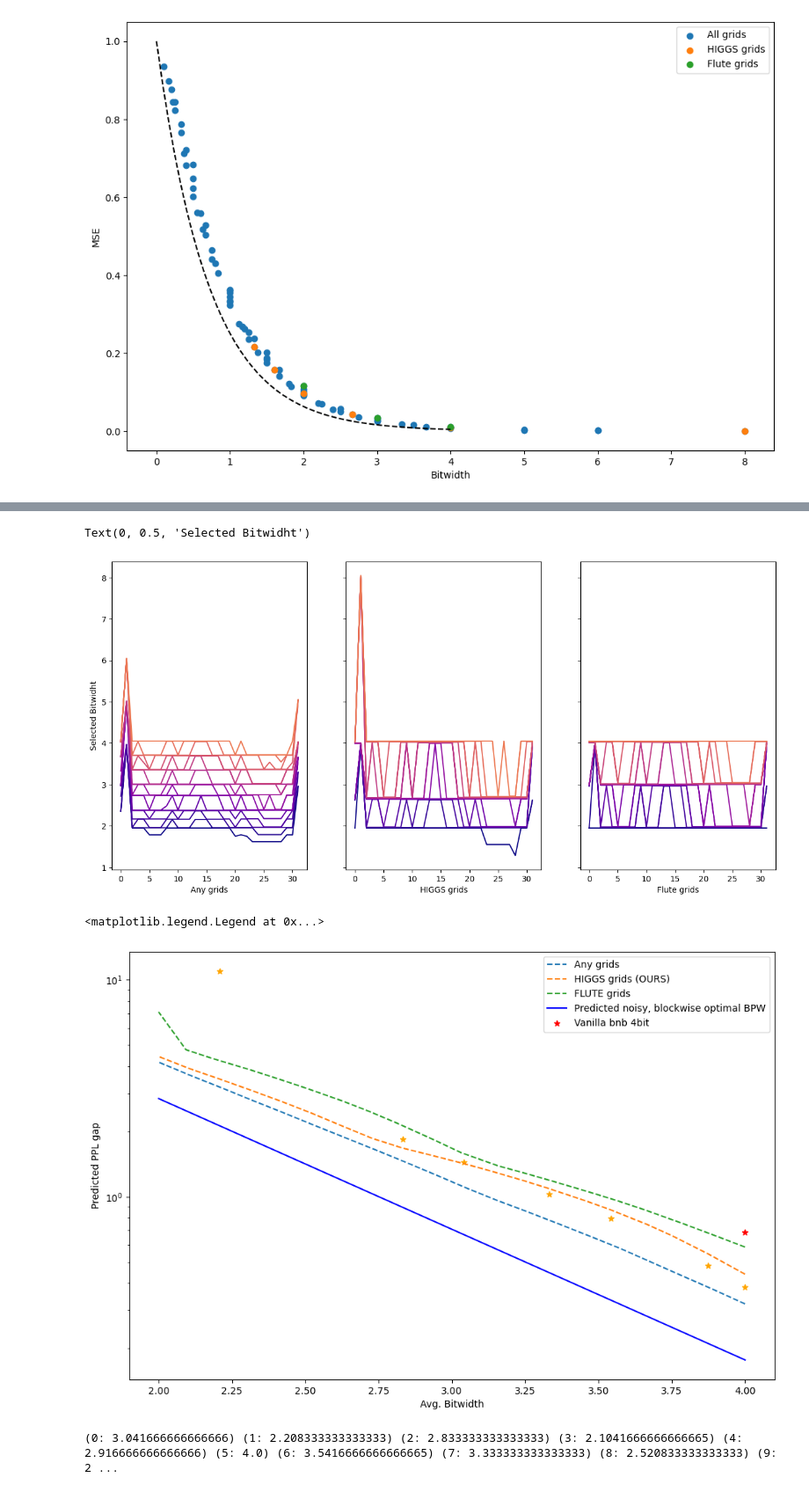
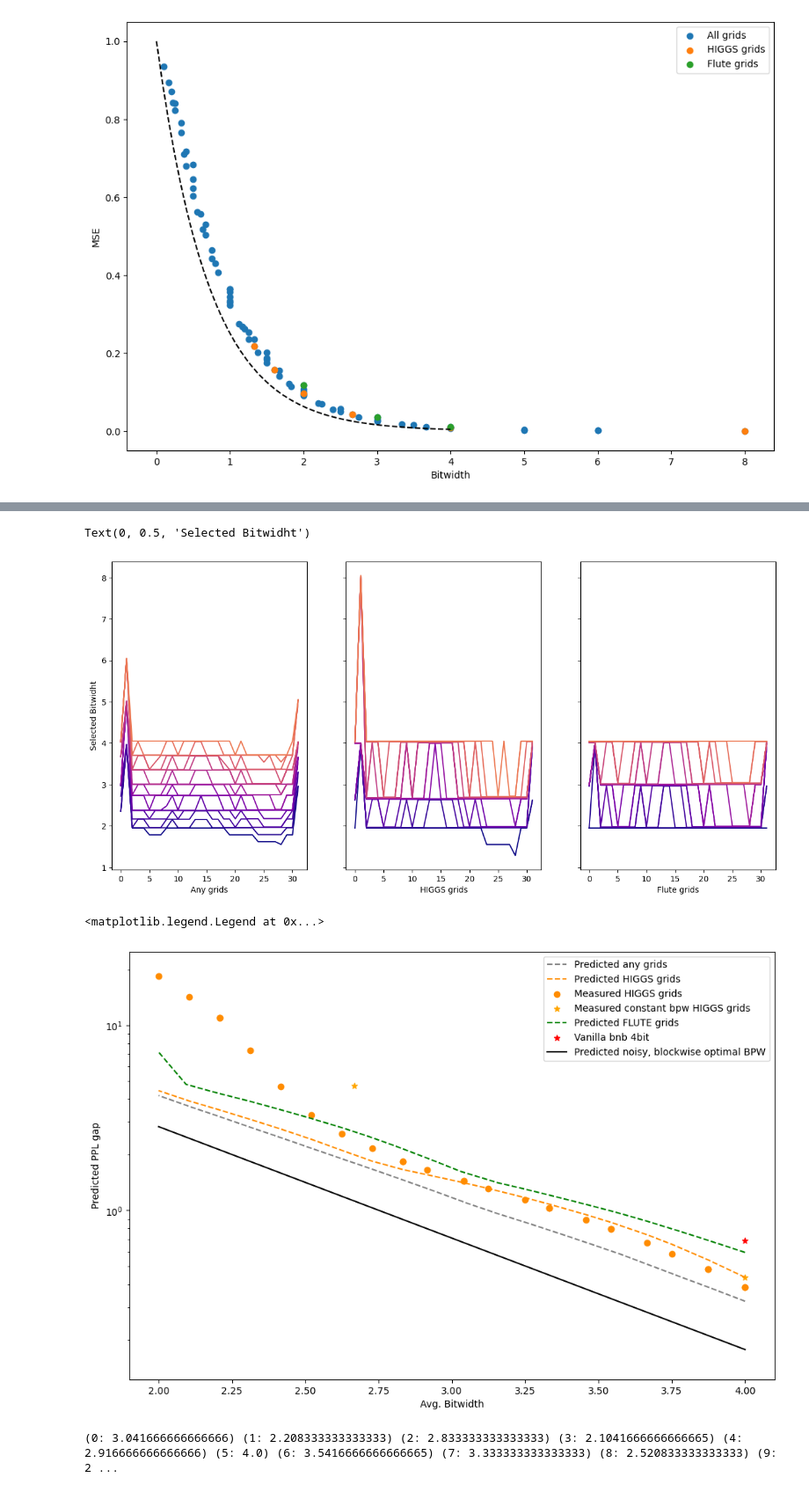
Before and after one commit to galqiwi/linear-layer-compression, a Jupyter notebook: Andrei/gptq/plots.ipynb, the cells around one changed output, grey strips where cells are left out. Shown: that part at 88% size. Cells and saved outputs as stored; diff of their text form; code cells hidden in the pictures.

Commit message:
better plots and new data

```diff
--- a/Andrei/gptq/plots.ipynb
+++ b/Andrei/gptq/plots.ipynb
@@ -385,7 +385,7 @@ from edenn import higgs_quantize_dequantize
 
 @torch.no_grad()
 def eval_grid(edenn_d: int, edenn_n: int):
-    x = torch.empty((2**16, edenn_d), device="cuda").normal_()
+    x = torch.empty((2**18, edenn_d), device="cuda").normal_()
     dequant, entropy = higgs_quantize_dequantize(x, edenn_d, edenn_n)
     mse = (x - dequant).pow(2).mean().item()
     return mse, entropy / edenn_d
@@ -529,4 +529,4 @@ axs[2].set_xlabel("Flute grids")
 axs[0].set_ylabel("Selected Bitwidht")
 # %% [output]
 Text(0, 0.5, 'Selected Bitwidht')
-[figure, old version]
+[figure, new version]
@@ -557,7 +586,7 @@ for indices in any_configurations:
 temp_ppl_gaps = np.asarray(temp_ppl_gaps)
 temp_bitwidths = np.asarray(temp_bitwidths)
 order = np.argsort(temp_ppl_gaps)
-plt.plot(temp_bitwidths[order], temp_ppl_gaps[order], linestyle="--", label=f"Any grids")
+plt.plot(temp_bitwidths[order], temp_ppl_gaps[order], color="gray", linestyle="--", label=f"Predicted any grids")
 
 # HIGGS
 temp_ppl_gaps = []
@@ -579,12 +608,18 @@ for indices in higgs_configurations:
 temp_ppl_gaps = np.asarray(temp_ppl_gaps)
 temp_bitwidths = np.asarray(temp_bitwidths)
 order = np.argsort(temp_ppl_gaps)
-plt.plot(temp_bitwidths[order], temp_ppl_gaps[order], linestyle="--", label=f"HIGGS grids (OURS)")
+plt.plot(temp_bitwidths[order], temp_ppl_gaps[order], linestyle="--", color="darkorange", label=f"Predicted HIGGS grids")
 
 plt.scatter(
-    np.asarray([2.208333333333333, 2.833333333333333, 3.041666666666666, 3.333333333333333, 3.5416666666666665, 3.875, 4.0]),
-    np.asarray([16.57084846496582, 7.450543403625488, 7.049309730529785, 6.638123989105225, 6.400586128234863, 6.08741, 5.99052]) - np.min(rtn_ppls),
-    color="orange", marker="*"
+    higgs_bitwisths,
+    higgs_ppls - np.min(rtn_ppls),
+    color="darkorange", marker="o", label="Measured HIGGS grids"
+)
+
+plt.scatter(
+    [8/4, 8/3, 8/2],
+    np.asarray([300.50626, 10.31264, 6.03953]) - np.min(rtn_ppls),
+    color="orange", marker="*", label="Measured constant bpw HIGGS grids"
 )
 
 # FLUTE
@@ -607,7 +642,7 @@ for indices in flute_configurations:
 temp_ppl_gaps = np.asarray(temp_ppl_gaps)
 temp_bitwidths = np.asarray(temp_bitwidths)
 order = np.argsort(temp_ppl_gaps)
-plt.plot(temp_bitwidths[order], temp_ppl_gaps[order], linestyle="--", label=f"FLUTE grids")
+plt.plot(temp_bitwidths[order], temp_ppl_gaps[order], linestyle="--", color="green", label=f"Predicted FLUTE grids")
 
 # HIGGS+FLUTE
 temp_ppl_gaps = []
@@ -619,49 +654,40 @@ for indices in higgs_flute_configurations:
         np.asarray(indices),
     )
     bitwidht = get_bitwidth(
         np.ones((32,)) / 32,
         np.asarray([grid["bits"] for grid in higgs_flute_grids]),
         np.asarray(indices),
     )
 
     temp_ppl_gaps.append(ppl_gap)
     temp_bitwidths.append(bitwidht)
 temp_ppl_gaps = np.asarray(temp_ppl_gaps)
 temp_bitwidths = np.asarray(temp_bitwidths)
 order = np.argsort(temp_ppl_gaps)
 # plt.plot(temp_bitwidths[order], temp_ppl_gaps[order], label=f"HIGGS+FLUTE grids")
 
-plt.plot(
-    np.linspace(2, 4),
-    [expected_ppl_gap(slopes, get_optimal_blockwise_bitwidths(slopes, bpw)) for bpw in np.linspace(2, 4)],
-    color="blue", label="Predicted noisy, blockwise optimal BPW",
-)
-
 plt.scatter(
     [4.0],
     [6.2920427322387695 - np.min(rtn_ppls)],
     color="red", marker="*", label="Vanilla bnb 4bit"
 )
 
-# plt.scatter(
-#     [grid['bits'] for grid in higgs_grids if grid['bits'] >= 2.0 and grid['bits'] <= 4.0],
-#     [get_expected_ppl_gap(
-#         slopes,
-#         np.asarray([grid["mse"] for grid in higgs_grids]),
-#         (np.ones_like(slopes) * i).astype(int)
-#     ) for i in range(len(higgs_grids)) if higgs_grids[i]['bits'] >= 2.0 and higgs_grids[i]['bits'] <= 4.0],
-#     color="orange", marker="*", label="Constant bpw HIGGS"
-# )
+plt.plot(
+    np.linspace(2, 4),
+    [expected_ppl_gap(slopes, get_optimal_blockwise_bitwidths(slopes, bpw)) for bpw in np.linspace(2, 4)],
+    color="black", label="Predicted noisy, blockwise optimal BPW",
+)
 
 plt.xlabel("Avg. Bitwidth")
 plt.ylabel("Predicted PPL gap")
 
 plt.yscale('log')
+plt.ylim(None, 25)
 
 plt.legend()
 # %% [output]
 <matplotlib.legend.Legend at 0x...>
-[figure, old version]
+[figure, new version]
 # %%
 for i in range(len(higgs_configurations)):
     indices = list(higgs_configurations)[i]
```
Also changed, not shown: parts of 4 cells of this notebook.
